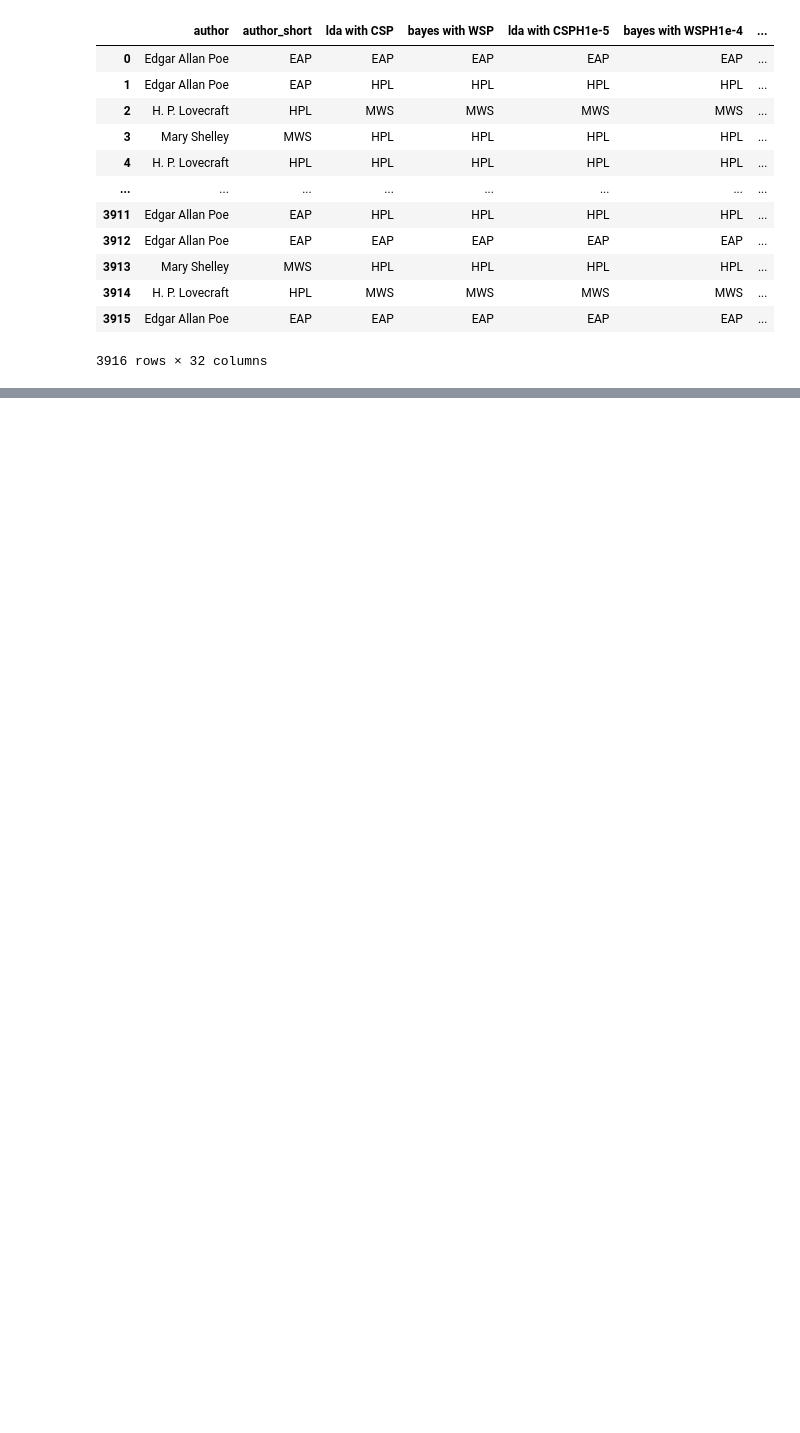
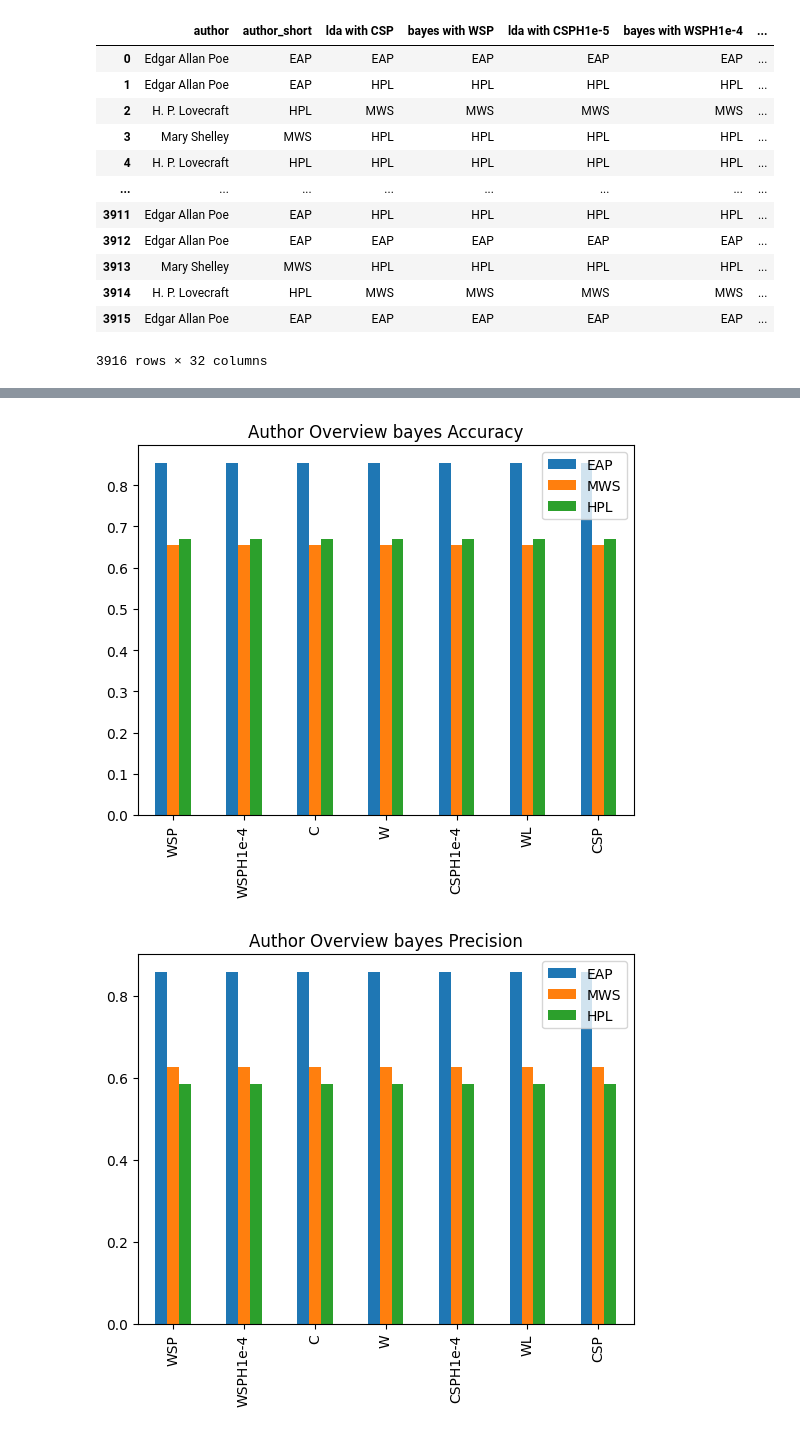
Before and after one commit to kobutri/pg_knowledge_discovery_ml, a Jupyter notebook: viz.ipynb, the cells around one changed output, grey strips where cells are left out. Saved outputs shown, nothing was run; the diff lists cells and outputs as text; code cells hidden in the pictures; blank space fills up the shorter version.

```diff
--- a/viz.ipynb
+++ b/viz.ipynb
@@ -67,0 +44,23 @@ for method in ["bayes", "lda"]:
+# %%
+from collections import defaultdict
+
+metrics = [("Accuracy", accuracy_score), ("Precision", lambda x, y: precision_score(x, y, average="macro")), ("Recall",
+                                                                                                              lambda x, y: recall_score(x, y, average="macro")), ("F1 Score", lambda x, y: f1_score(x, y, average="macro"))]
+for method in ["bayes", "lda"]:
+    for (name, func) in metrics:
+        score_df = {}
+        method_df = df.loc[:, df.columns.str.contains(
+            f"^(?:(?=.*\\b(?:author|{method}|author_short)\\b)(?:(?![56]).)*)$")]
+        for author in ["EAP", "MWS", "HPL"]:
+            author_df = pd.DataFrame(
+                {"author": method_df["author"]})
+            author_df = pd.concat([author_df, method_df.iloc[:, 1:].apply(
+                lambda x: [1 if author == i else 0 for i in x])], axis=1)
+            author_df = author_df.rename(columns=lambda x: re.sub(r".*\s(\S+)$", r"\1", x))
+            score_df[author] = author_df.iloc[:, 2:].apply(
+                lambda x: func(author_df["author_short"], x))
+        score_df = pd.DataFrame(score_df)
+        score_df.plot.bar(title=f"Author Overview {method} {name}")
+# %% [output]
+[figure, added]
+[figure, added]
```
Also changed, not shown: parts of 6 cells of this notebook.
